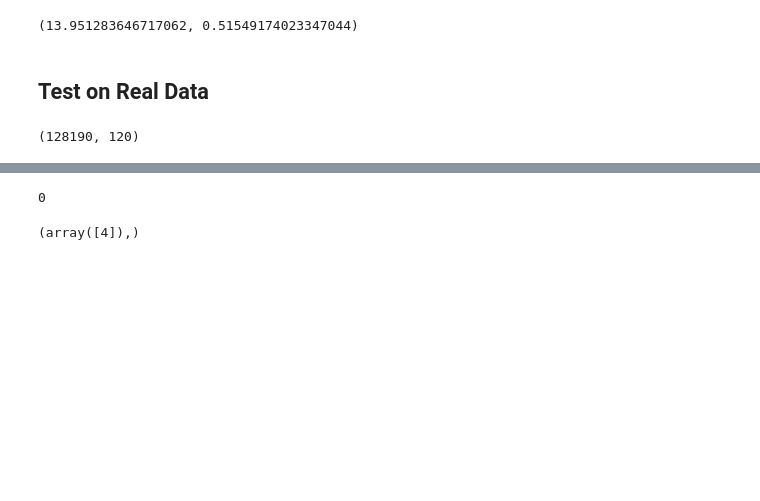
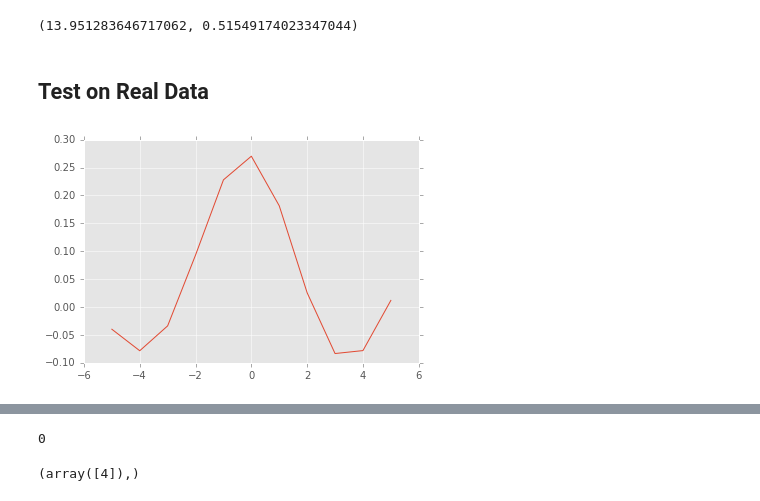
Before and after one commit to danlurie/lag_maps, a Jupyter notebook: notebooks/Cross-Correlation and Interpolation.ipynb, the cells around one changed output, grey strips where cells are left out. Drawn from its saved outputs; the diff is of its cells as text; code cells hidden in the pictures; blank space fills up the shorter version.

```diff
--- a/notebooks/Cross-Correlation and Interpolation.ipynb
+++ b/notebooks/Cross-Correlation and Interpolation.ipynb
@@ -145,6 +146,4 @@ gm_mask_img = nib.load(gm_mask).get_data()
 gm_mask_img = gm_mask_img.astype(bool)
 # %%
 epi_gm_masked = epi_img[gm_mask_img]
-epi_gm_masked.shape
+epi_brain_masked = epi_img[brain_mask_img]
-# %% [output]
-(128190, 120)
@@ -150,0 +153,9 @@ epi_gm_masked.shape
+# %%
+frame_slider = IntSlider(min=0, max=200, step1=1, value=0)
+# decorate the plot function with an environment from the UIs:
+@interact(frame_select=frame_slider)
+def xcorr_viewer(frame_select):
+    test_xcorr = xcorr(epi_brain_masked[frame_select], np.mean(epi_gm_masked, axis=0), lags_pm5)
+    plt.plot(lags_pm5, test_xcorr)
+# %% [output]
+[figure, added]
```
Also changed, not shown: parts of 14 cells of this notebook.
